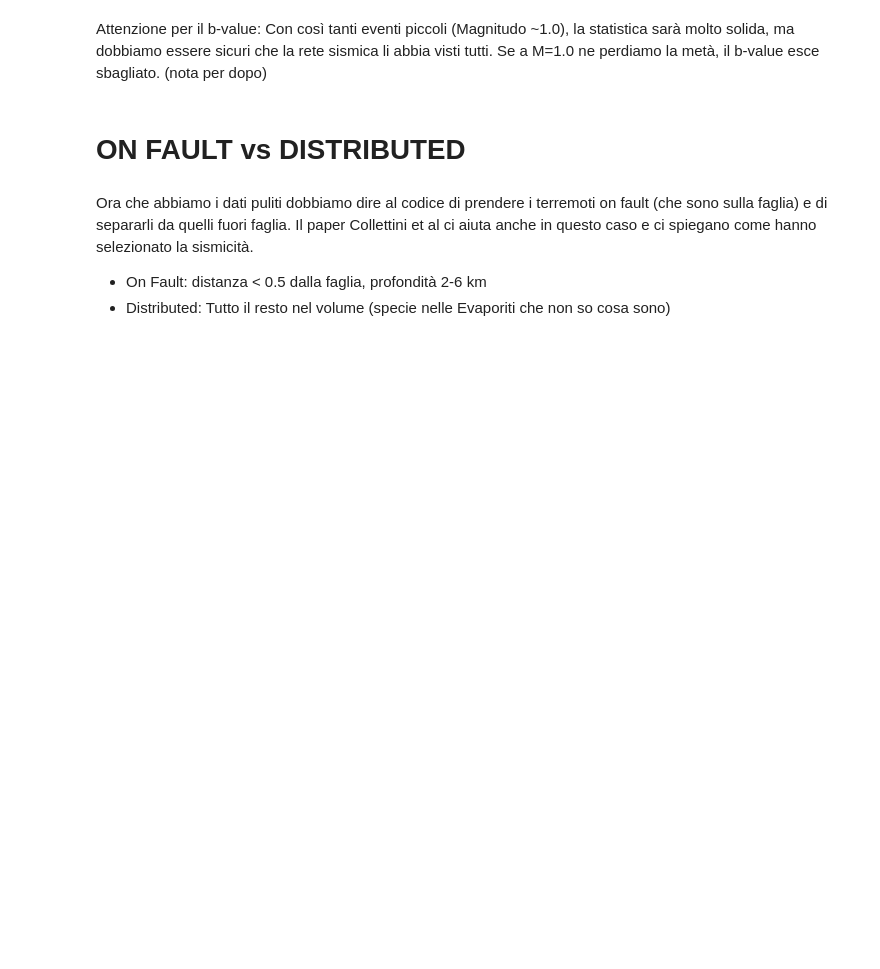
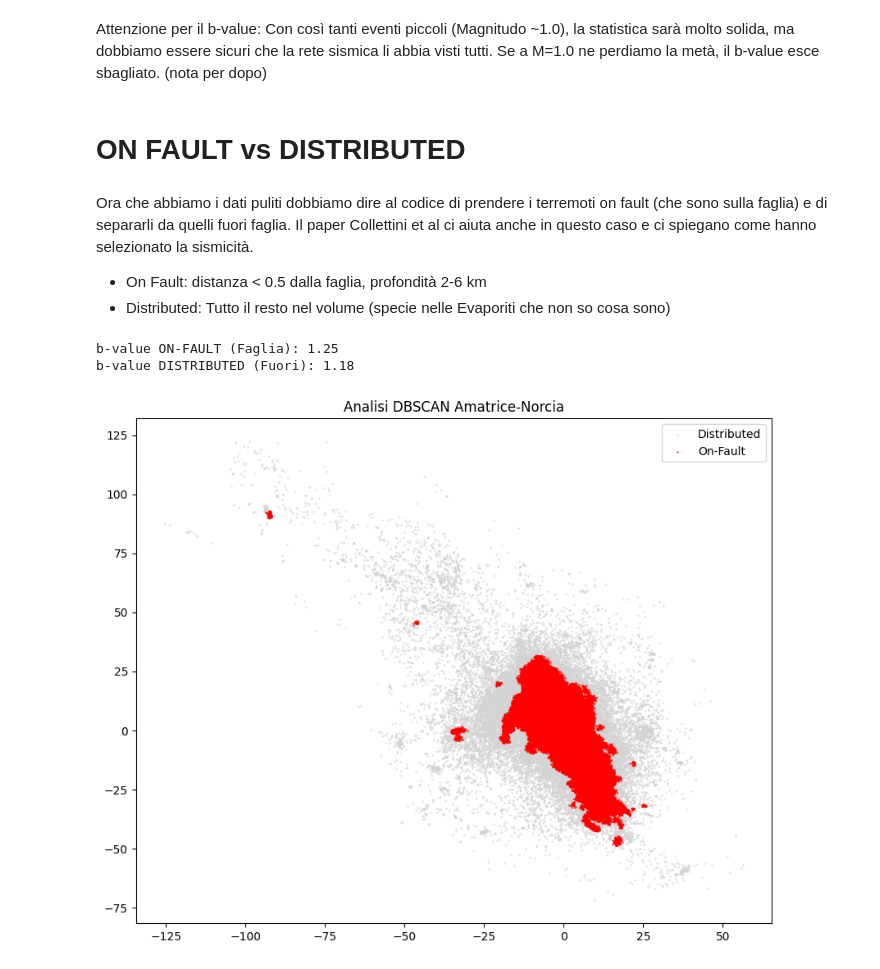
Before and after one commit to GiaccaRosa/ML-Earthquake-CentralItaly, a Jupyter notebook: Datafilter1.ipynb, the cells around one changed output. Cells and saved outputs as stored; diff of their text form; code cells hidden in the pictures; blank space fills up the shorter version.

```diff
--- a/Datafilter1.ipynb
+++ b/Datafilter1.ipynb
@@ -171,3 +171,46 @@ Attenzione per il b-value: Con così tanti eventi piccoli (Magnitudo ~1.0), la s
 Ora che abbiamo i dati puliti dobbiamo dire al codice di prendere i terremoti on fault (che sono sulla faglia) e di separarli da quelli fuori faglia. Il paper Collettini et al ci aiuta anche in questo caso e ci spiegano come hanno selezionato la sismicità.
 - On Fault: distanza < 0.5 dalla faglia, profondità 2-6 km
 - Distributed: Tutto il resto nel volume (specie nelle Evaporiti che non so cosa sono)
+# %%
+import numpy as np
+import matplotlib.pyplot as plt
+from sklearn.cluster import DBSCAN
+
+# --- PARTE 1: Preparazione Dati ---
+# Convertiamo Lat/Lon in KM (approssimazione)
+df_filtered['X_km'] = (df_filtered['Lon'] - df_filtered['Lon'].mean()) * 85
+df_filtered['Y_km'] = (df_filtered['Lat'] - df_filtered['Lat'].mean()) * 111
+df_filtered['Z_km'] = df_filtered['Depth']
+
+X = df_filtered[['X_km', 'Y_km', 'Z_km']].values
+
+# --- PARTE 2: DBSCAN ---
+# eps=0.5 km, min_samples=50
+db = DBSCAN(eps=1.0, min_samples=50).fit(X)
+df_filtered['Cluster'] = db.labels_
+
+# --- PARTE 3: Calcolo b-value ---
+def get_b_value(magnitudes, mc=1.0):
+    mags = magnitudes[magnitudes >= mc]
+    return 1 / (np.log(10) * (np.mean(mags) - mc))
+
+on_fault = df_filtered[df_filtered['Cluster'] != -1]
+distributed = df_filtered[df_filtered['Cluster'] == -1]
+
+b_fault = get_b_value(on_fault['Mw'])
+b_dist = get_b_value(distributed['Mw'])
+
+print(f"b-value ON-FAULT (Faglia): {b_fault:.2f}")
+print(f"b-value DISTRIBUTED (Fuori): {b_dist:.2f}")
+
+# --- PARTE 4: Grafico ---
+plt.figure(figsize=(10, 8))
+plt.scatter(distributed['X_km'], distributed['Y_km'], c='lightgray', s=1, alpha=0.5, label='Distributed')
+plt.scatter(on_fault['X_km'], on_fault['Y_km'], c='red', s=1, alpha=0.5, label='On-Fault')
+plt.title("Analisi DBSCAN Amatrice-Norcia")
+plt.legend()
+plt.show()
+# %% [output]
+b-value ON-FAULT (Faglia): 1.25
+b-value DISTRIBUTED (Fuori): 1.18
+[figure, added]
```
Also changed, not shown: parts of 2 cells of this notebook.
